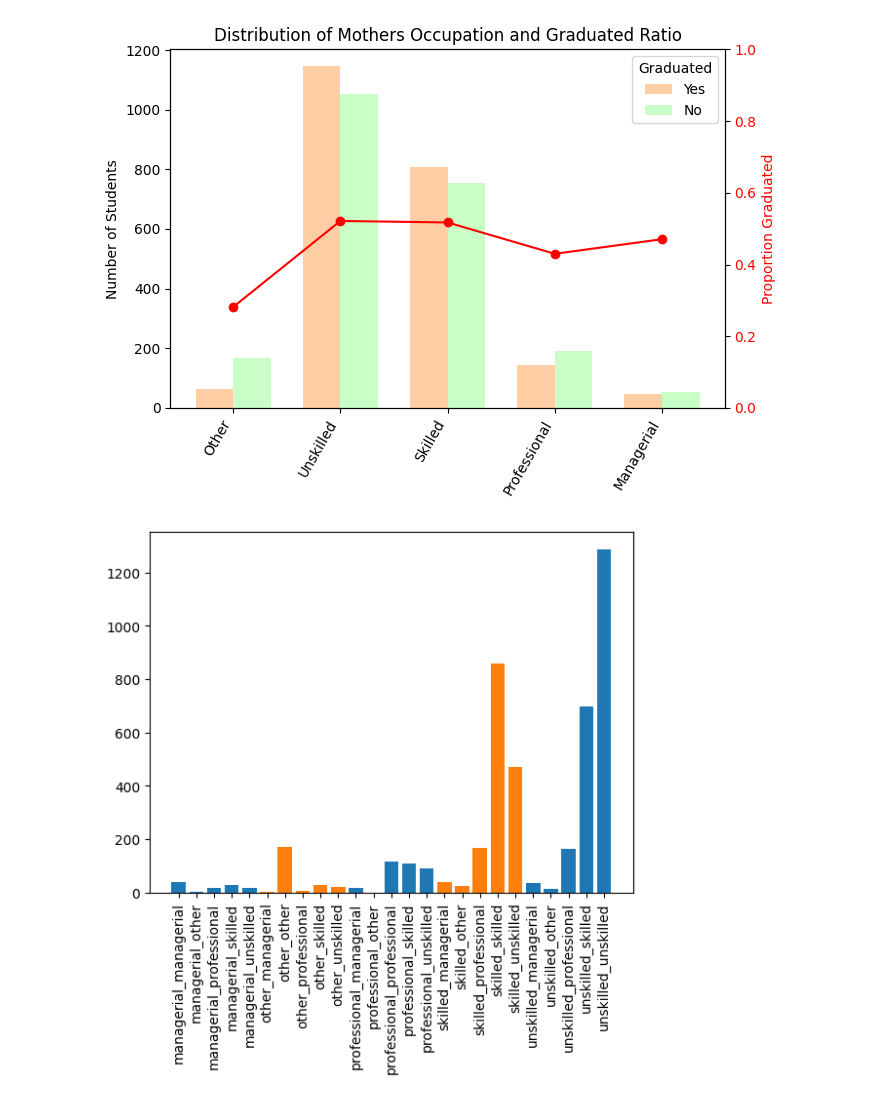
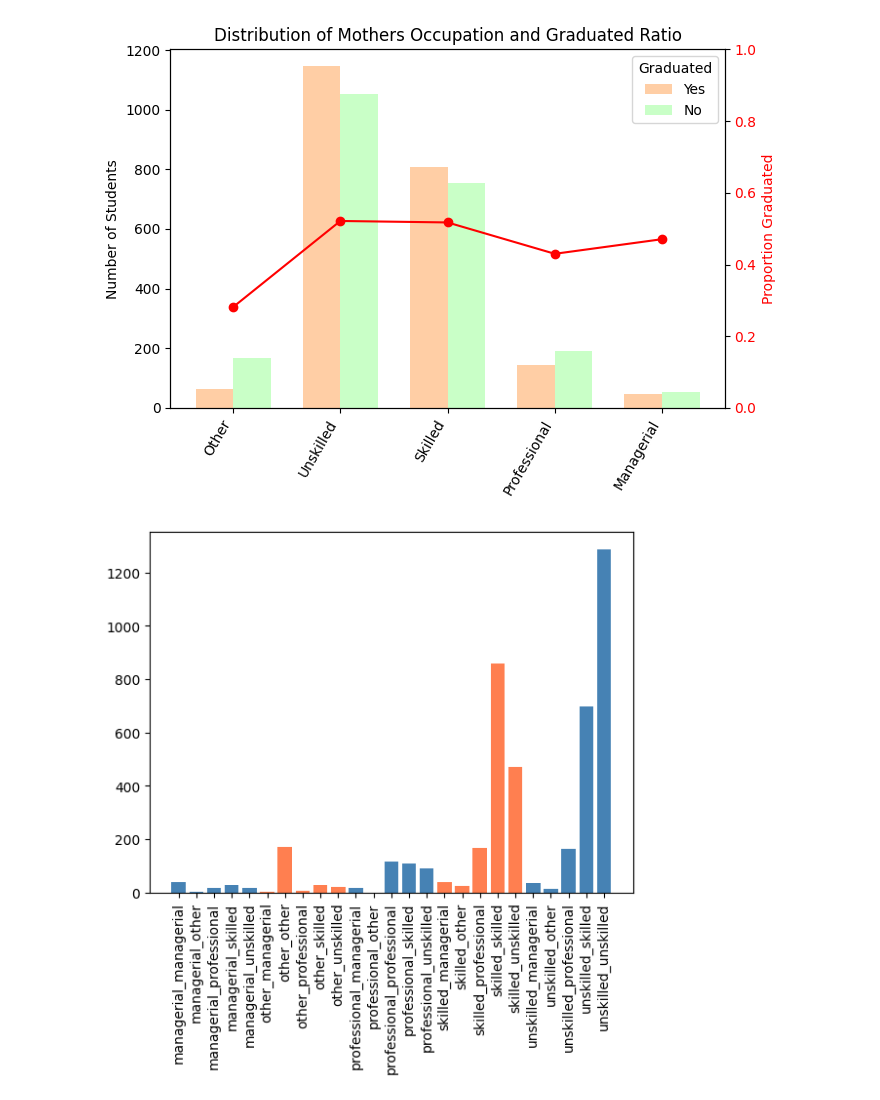
Before and after one commit to Xannadoo/Algorithmic_Fairness_Mandatories, a Jupyter notebook: Exam/Predicting_students_dropout_v2.ipynb, the cells around one changed output. Drawn from its saved outputs; the diff is of its cells as text; code cells hidden in the pictures.

Commit message:
more updating, more graphs

```diff
--- a/Exam/Predicting_students_dropout_v2.ipynb
+++ b/Exam/Predicting_students_dropout_v2.ipynb
@@ -202,10 +202,10 @@ plot_feature(feature_name = "mothers_occupation",
 # %%
 x = features_full.groupby(by=['mothers_occupation', 'fathers_occupation']).count().gdp.reset_index()
 x.columns = ['mothers_occupation', 'fathers_occupation', 'counts']
 
 x['occs'] = x.mothers_occupation + '_' + x.fathers_occupation
 
-plt.bar(x.occs, x.counts, color=['tab:blue']*5 + ['tab:orange']*5)
+plt.bar(x.occs, x.counts, color=['steelblue']*5 + ['coral']*5)
 plt.xticks(rotation=90, ha='center');
 # %% [output]
-[figure, old version]
+[figure, new version]
```
Also changed, not shown: parts of 12 cells of this notebook, 1 other file.
